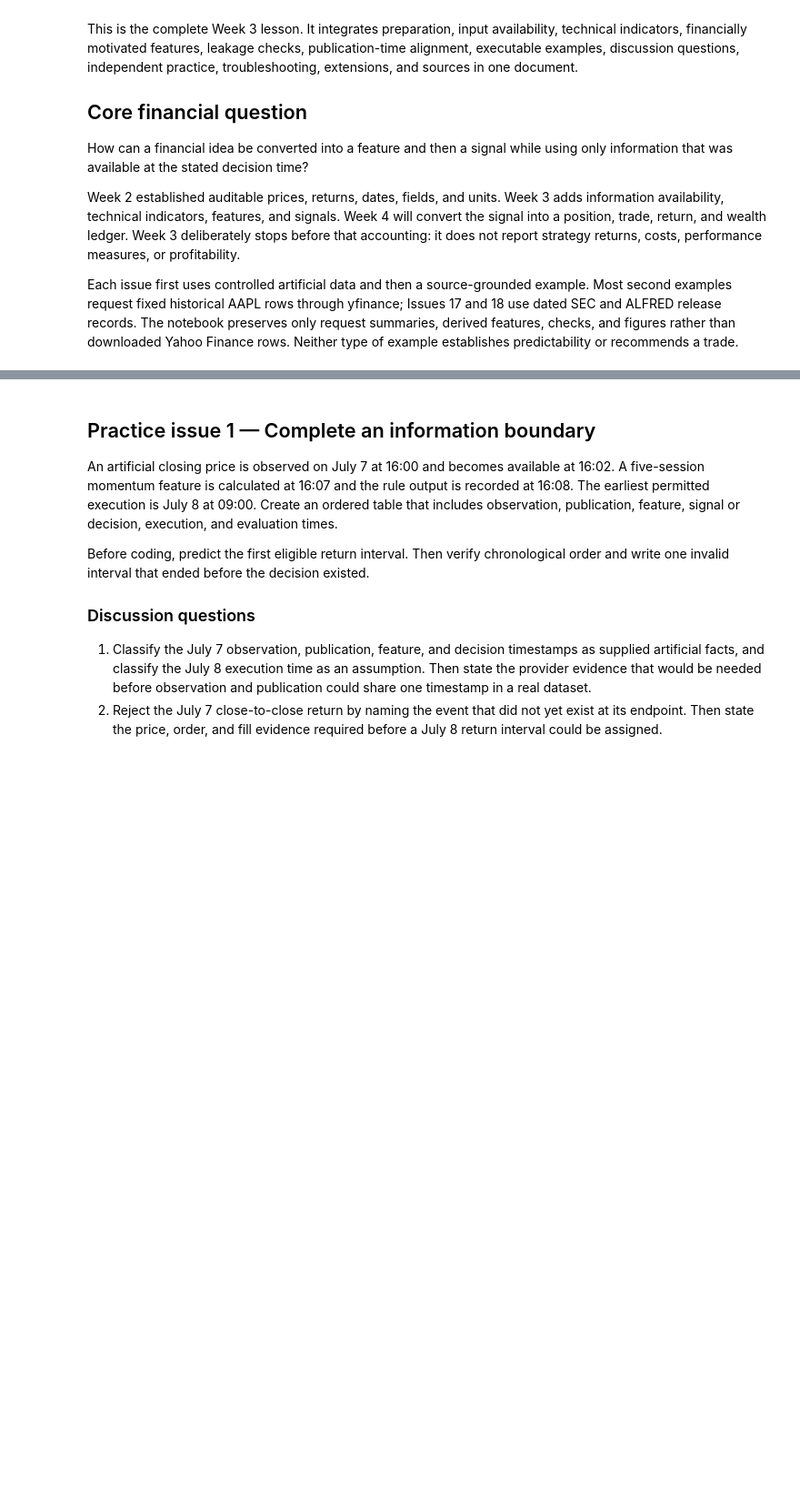
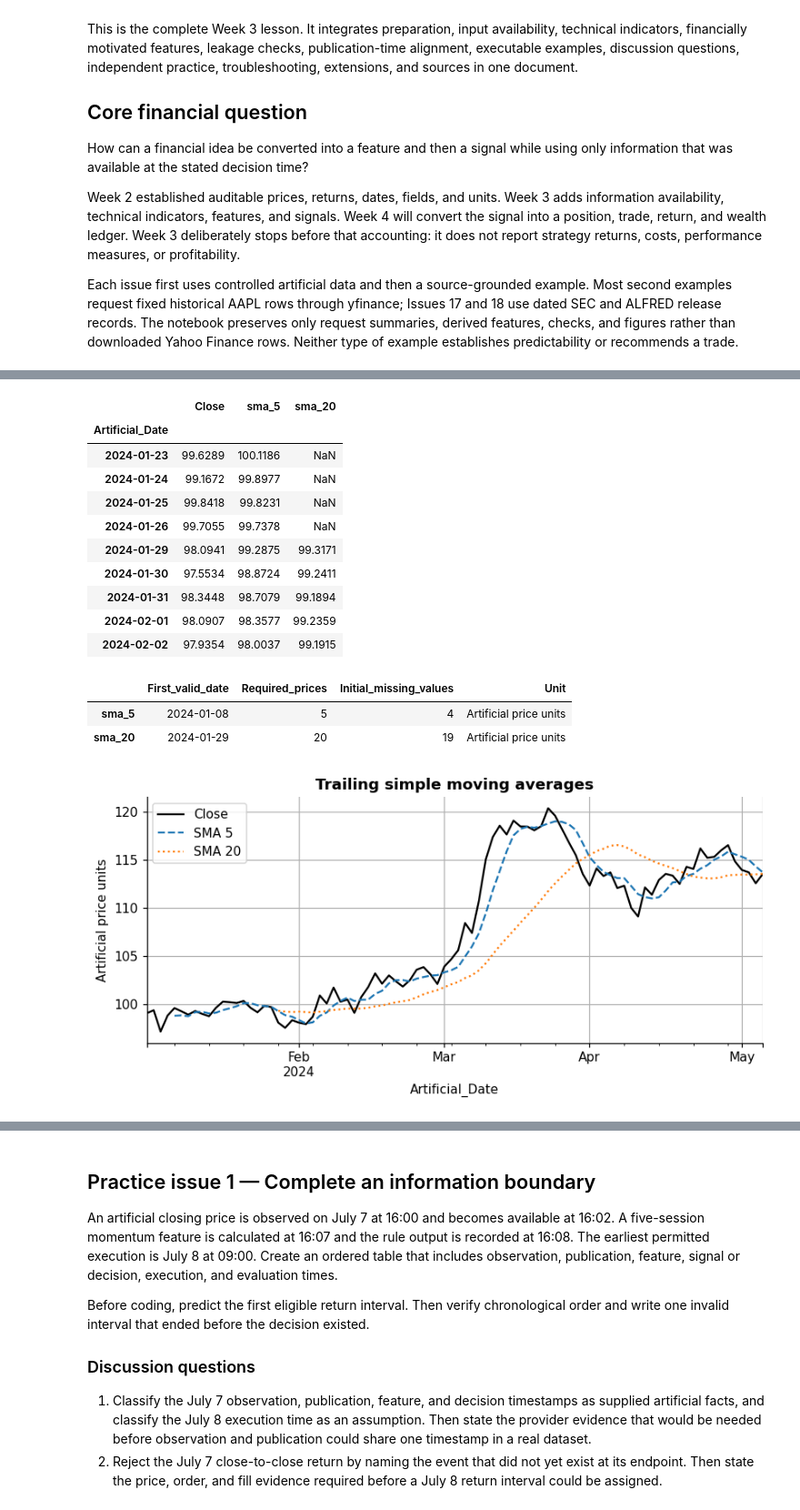
Before and after one commit to KennethWYLee/FinTech, a Jupyter notebook: course/03/week3_main.ipynb, the cells around one changed output, grey strips where cells are left out. Shown at 91% size. Cells and saved outputs as stored; diff of their text form; code cells hidden in the pictures; blank space fills up the shorter version.

```diff
--- a/course/03/week3_main.ipynb
+++ b/course/03/week3_main.ipynb
@@ -2852,0 +833,42 @@ These exercises use different artificial values and dates. Complete only the pra
+# %%
+# Purpose: calculate the controlled example for Issue 6.
+features["sma_5"] = features["Close"].rolling(5, min_periods=5).mean()
+features["sma_20"] = features["Close"].rolling(20, min_periods=20).mean()
+
+sma_first_valid = pd.DataFrame(
+    {
+        "First_valid_date": [features["sma_5"].first_valid_index(), features["sma_20"].first_valid_index()],
+        "Required_prices": [5, 20],
+        "Initial_missing_values": [features["sma_5"].isna().sum(), features["sma_20"].isna().sum()],
+        "Unit": ["Artificial price units", "Artificial price units"],
+    },
+    index=["sma_5", "sma_20"],
+)
+display(features[["Close", "sma_5", "sma_20"]].iloc[15:24].round(4))
+display(sma_first_valid)
+
+ax = features[["Close", "sma_5", "sma_20"]].plot(color=["black", "tab:blue", "tab:orange"], style=["-", "--", ":"])
+ax.set_ylabel("Artificial price units")
+ax.set_title("Trailing simple moving averages")
+ax.legend(["Close", "SMA 5", "SMA 20"])
+plt.tight_layout()
+plt.show()
+
+assert features["sma_5"].isna().sum() == 4
+assert features["sma_20"].isna().sum() == 19
+# %% [output]
+|  | Close | sma_5 | sma_20 |
+| Artificial_Date |  |  |  |
+| 2024-01-23 | 99.6289 | 100.1186 | NaN |
+| 2024-01-24 | 99.1672 | 99.8977 | NaN |
+| 2024-01-25 | 99.8418 | 99.8231 | NaN |
+| 2024-01-26 | 99.7055 | 99.7378 | NaN |
+| 2024-01-29 | 98.0941 | 99.2875 | 99.3171 |
+| 2024-01-30 | 97.5534 | 98.8724 | 99.2411 |
+| 2024-01-31 | 98.3448 | 98.7079 | 99.1894 |
+| 2024-02-01 | 98.0907 | 98.3577 | 99.2359 |
+| 2024-02-02 | 97.9354 | 98.0037 | 99.1915 |
+|  | First_valid_date | Required_prices | Initial_missing_values | Unit |
+| sma_5 | 2024-01-08 | 5 | 4 | Artificial price units |
+| sma_20 | 2024-01-29 | 20 | 19 | Artificial price units |
+[figure, added]
```
Also changed, not shown: parts of 259 cells of this notebook, 13 other files.
